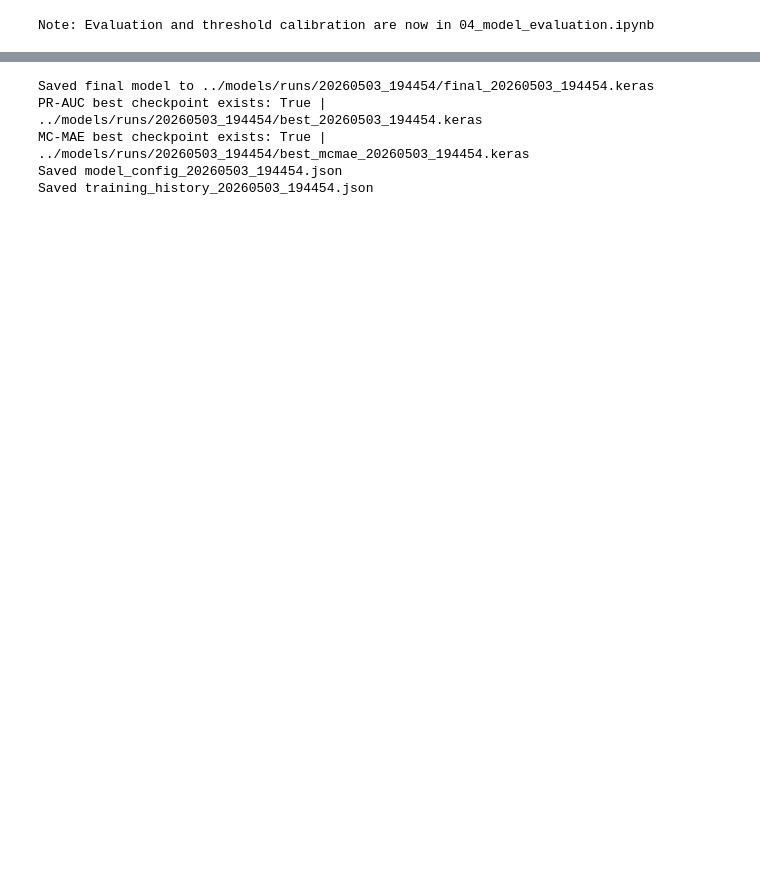
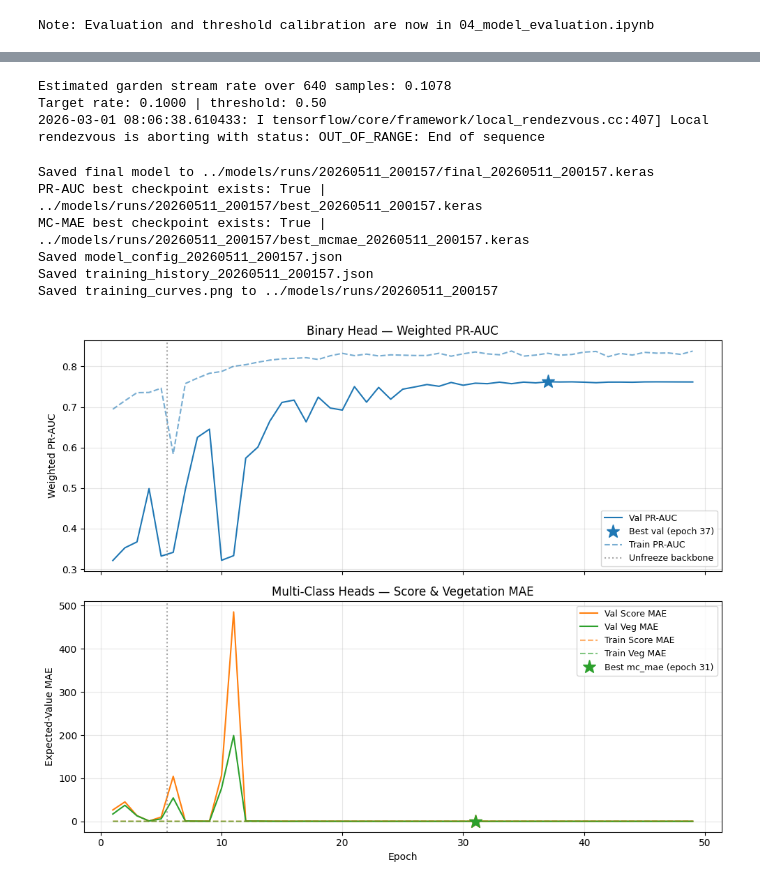
Before and after one commit to JunchenX0809/GreenSpace_CNN, a Jupyter notebook: notebooks/03_model_training.ipynb, the cells around one changed output, grey strips where cells are left out. Saved outputs shown, nothing was run; the diff lists cells and outputs as text; code cells hidden in the pictures; blank space fills up the shorter version.

Commit message:
0512_continous_and_oversampling

```diff
--- a/notebooks/03_model_training.ipynb
+++ b/notebooks/03_model_training.ipynb
@@ -1090,7 +1099,33 @@ Target rate: 0.1000 | threshold: 0.50
+# %%
+# Post-hoc oversampling sanity check: measure realized stream rates.
+_os_cfgs_check = [c for c in CFG['oversample'] if c.get('label') in binary_cols]
+if _os_cfgs_check:
+    N_BATCHES = 80
+    label_counts = {c['label']: 0 for c in _os_cfgs_check}
+    total = 0
+
+    for batch in train_ds.take(N_BATCHES):
+        x, y, sw = batch
+        y_bin = y[0].numpy()
+        total += y_bin.shape[0]
+        for c in _os_cfgs_check:
+            idx = binary_cols.index(c['label'])
+            label_counts[c['label']] += int(np.sum(y_bin[:, idx] >= c['pos_threshold']))
+
+    print(f'Oversampling sanity check over {total} samples:')
+    for c in _os_cfgs_check:
+        realized = label_counts[c['label']] / max(total, 1)
+        print(f"  {c['label']}: realized={realized:.4f}, target={c['target_rate']:.4f}")
+else:
+    print('Oversampling sanity check skipped (no oversample labels in binary_cols or oversample disabled).')
+# %% [output]
+Estimated garden stream rate over 640 samples: 0.1078
+Target rate: 0.1000 | threshold: 0.50
+2026-03-01 08:06:38.610433: I tensorflow/core/framework/local_rendezvous.cc:407] Local rendezvous is aborting with status: OUT_OF_RANGE: End of sequence
 # %%
 # Save final artifacts + run manifest
 import json
-from src.training_viz import merge_histories
+from src.training_viz import merge_histories, plot_training_curves
 
 # run_dir already created in cell-4 under models/runs/<RUN_TAG>/
 
@@ -1115,35 +1150,50 @@ config = {
     'shade_class_col': 'shade_class',
     'score_class_col': 'score_class',
     'veg_class_col': 'veg_class',
     'num_shade': int(NUM_SHADE),
     'num_score': int(NUM_SCORE),
     'num_veg': int(NUM_VEG),
     'score_veg_training_zero_based': True,
+    'score_head_mode': CFG['score_head_mode'],
+    'veg_head_mode': CFG['veg_head_mode'],
+    'experiment_config': dict(CFG),
     'warmup_epochs': EPOCHS_WARMUP,
     'final_model_path': str(final_path),
     'best_pr_auc_path': str(pr_auc_best_path) if pr_auc_best_path.exists() else None,
     'best_mc_mae_path': str(mc_mae_best_path) if mc_mae_best_path.exists() else None,
 }
 
 config_path = run_dir / f"model_config_{RUN_TAG}.json"
 with open(config_path, 'w') as f:
     json.dump(config, f, indent=2)
 print('Saved', config_path.name)
 
 # 4) Save epoch-level training history for visualization (04b_eval_visuals.ipynb)
 merged = merge_histories(history_warmup.history, history_finetune.history)
 
 def _nan_to_none(v):
     return [None if (isinstance(x, float) and x != x) else x for x in v]
 
 history_out = {k: _nan_to_none(v) for k, v in merged.items()}
 history_path = run_dir / f'training_history_{RUN_TAG}.json'
 with open(history_path, 'w') as f:
     json.dump(history_out, f, indent=2)
 print('Saved', history_path.name)
+
+plot_training_curves(
+    merged,
+    warmup_epochs=EPOCHS_WARMUP,
+    save_dir=run_dir,
+    score_val_key=SCORE_MONITOR_KEY,
+    score_train_key=SCORE_MONITOR_KEY.replace('val_', '', 1),
+    veg_val_key=VEG_MONITOR_KEY,
+    veg_train_key=VEG_MONITOR_KEY.replace('val_', '', 1),
+)
 # %% [output]
-Saved final model to ../models/runs/20260503_194454/final_20260503_194454.keras
-PR-AUC best checkpoint exists: True | ../models/runs/20260503_194454/best_20260503_194454.keras
-MC-MAE best checkpoint exists: True | ../models/runs/20260503_194454/best_mcmae_20260503_194454.keras
-Saved model_config_20260503_194454.json
-Saved training_history_20260503_194454.json
+Saved final model to ../models/runs/20260511_200157/final_20260511_200157.keras
+PR-AUC best checkpoint exists: True | ../models/runs/20260511_200157/best_20260511_200157.keras
+MC-MAE best checkpoint exists: True | ../models/runs/20260511_200157/best_mcmae_20260511_200157.keras
+Saved model_config_20260511_200157.json
+Saved training_history_20260511_200157.json
+Saved training_curves.png to ../models/runs/20260511_200157
+[figure, added]
```
Also changed, not shown: parts of 5 cells of this notebook, 6 other files.
